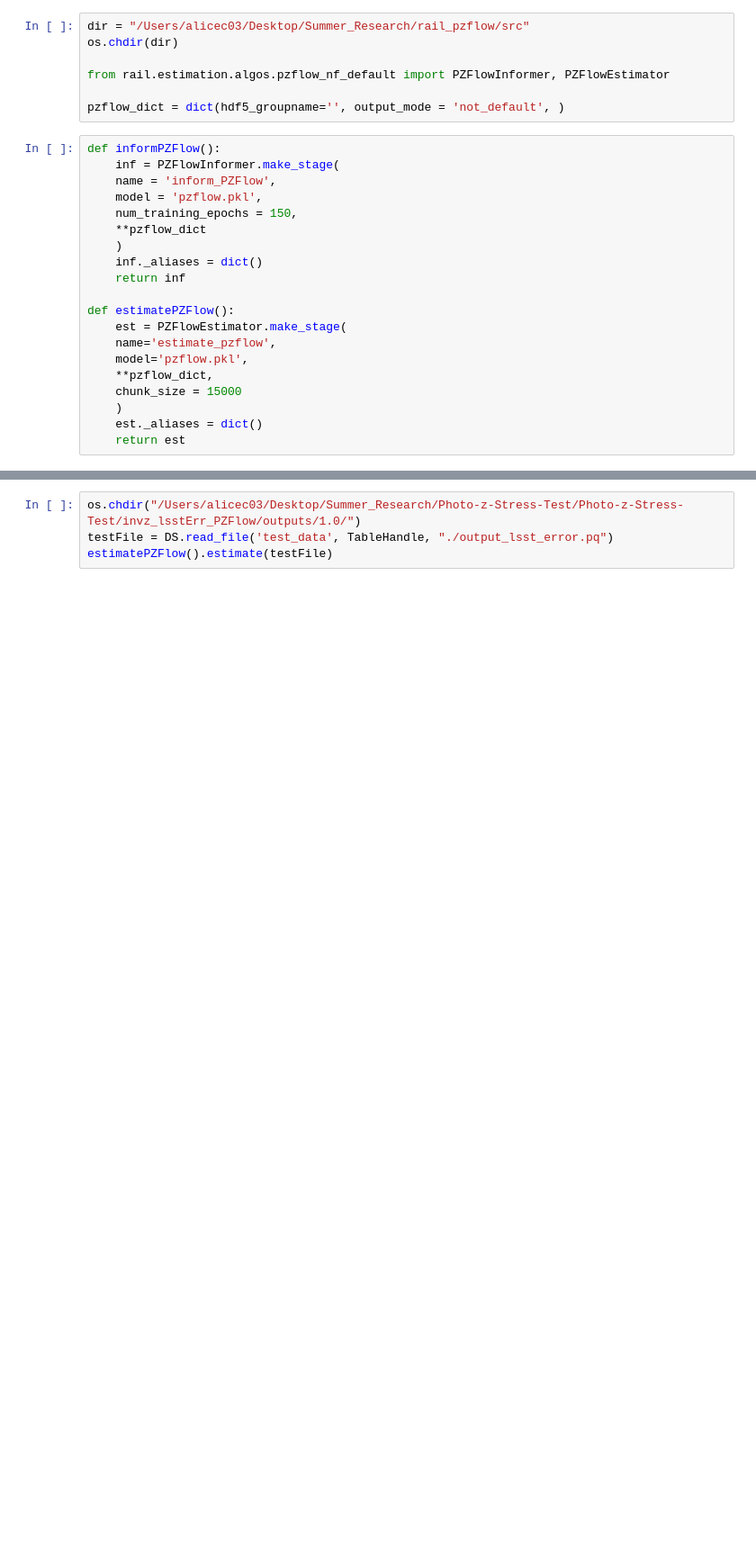
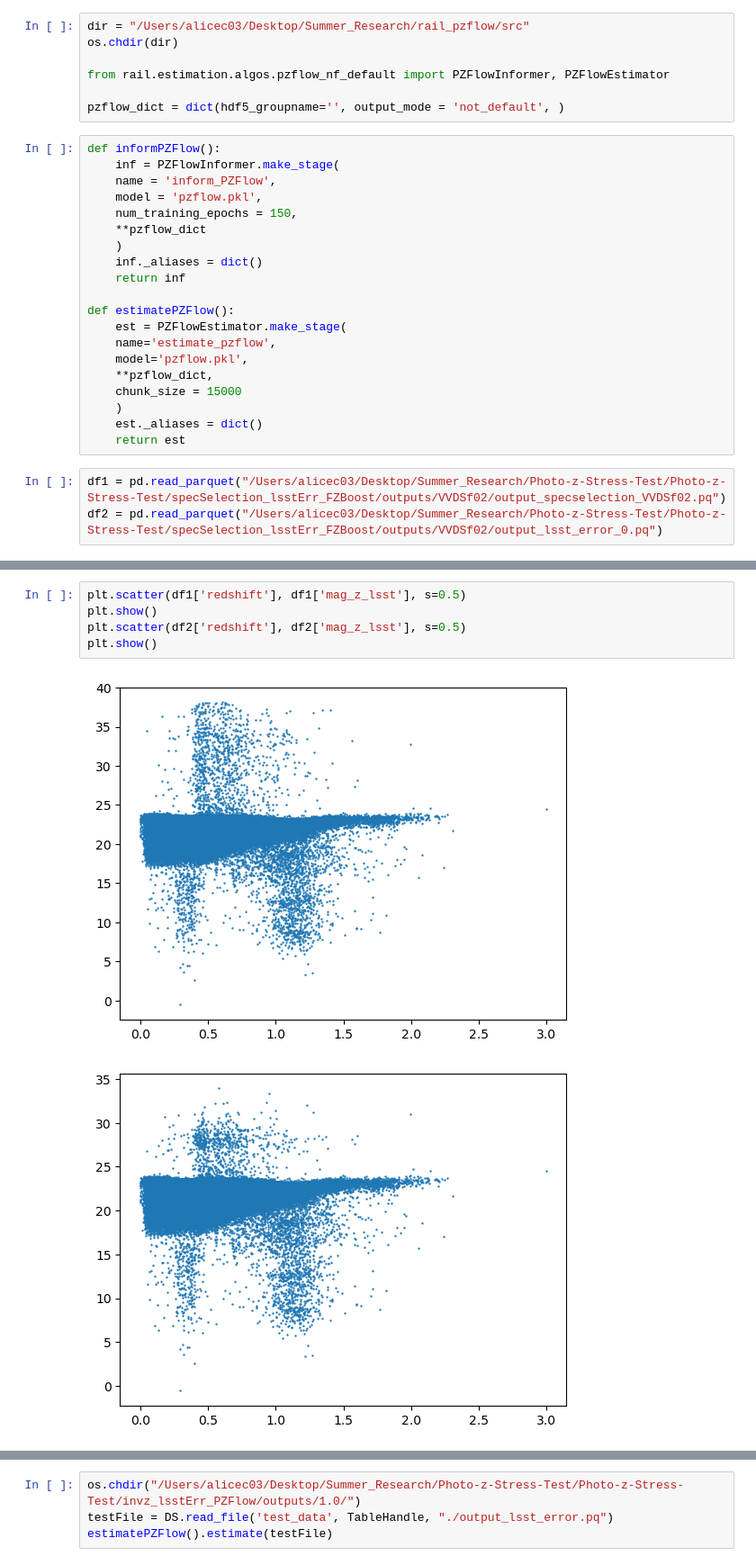
Before and after one commit to alice-crafford/Photo-z-Stress-Test, a Jupyter notebook: Test_Pipeline.ipynb, the cells around one changed output, grey strips where cells are left out. Shown at 90% size. Cells and saved outputs as stored; diff of their text form; blank space fills up the shorter version.

```diff
--- a/Test_Pipeline.ipynb
+++ b/Test_Pipeline.ipynb
@@ -559,3 +559,6 @@ def estimatePZFlow():
     )
     est._aliases = dict()
     return est
+# %%
+df1 = pd.read_parquet("/Users/alicec03/Desktop/Summer_Research/Photo-z-Stress-Test/Photo-z-Stress-Test/specSelection_lsstErr_FZBoost/outputs/VVDSf02/output_specselection_VVDSf02.pq")
+df2 = pd.read_parquet("/Users/alicec03/Desktop/Summer_Research/Photo-z-Stress-Test/Photo-z-Stress-Test/specSelection_lsstErr_FZBoost/outputs/VVDSf02/output_lsst_error_0.pq")
@@ -562 +589,9 @@ def estimatePZFlow():
+# %%
+plt.scatter(df1['redshift'], df1['mag_z_lsst'], s=0.5)
+plt.show()
+plt.scatter(df2['redshift'], df2['mag_z_lsst'], s=0.5)
+plt.show()
+# %% [output]
+[figure, added]
+[figure, added]
 # %%
```
Also changed, not shown: parts of 5 cells of this notebook.
